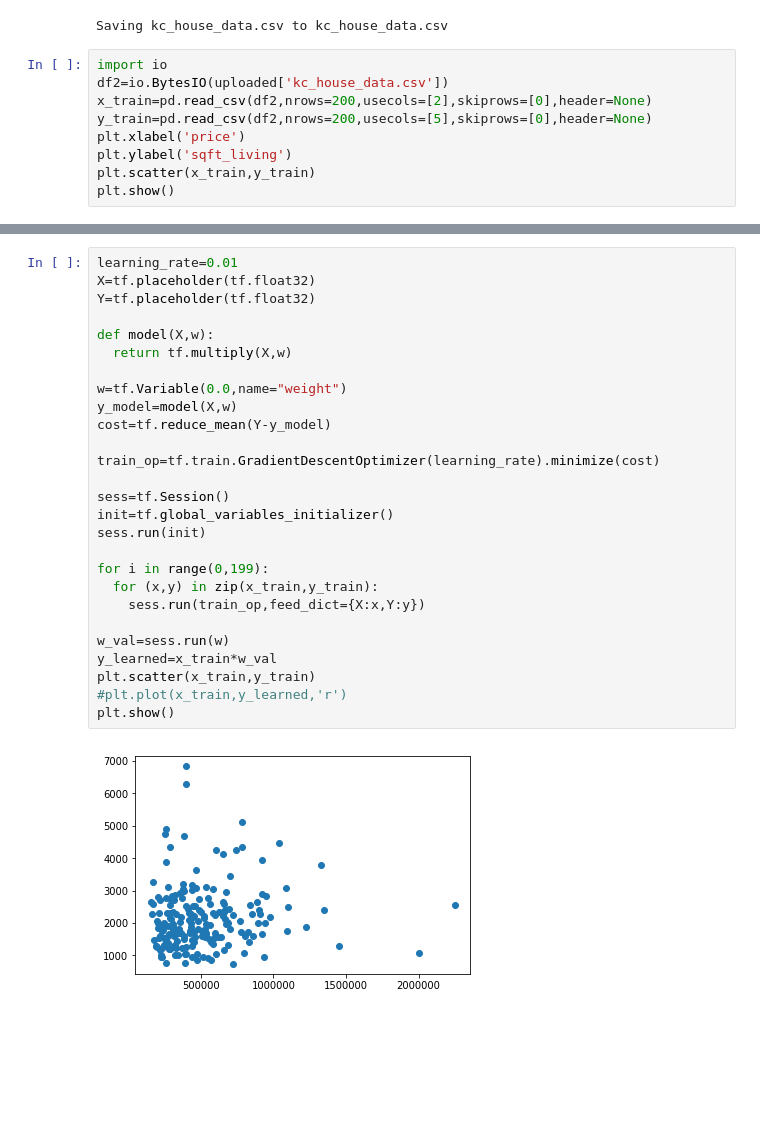
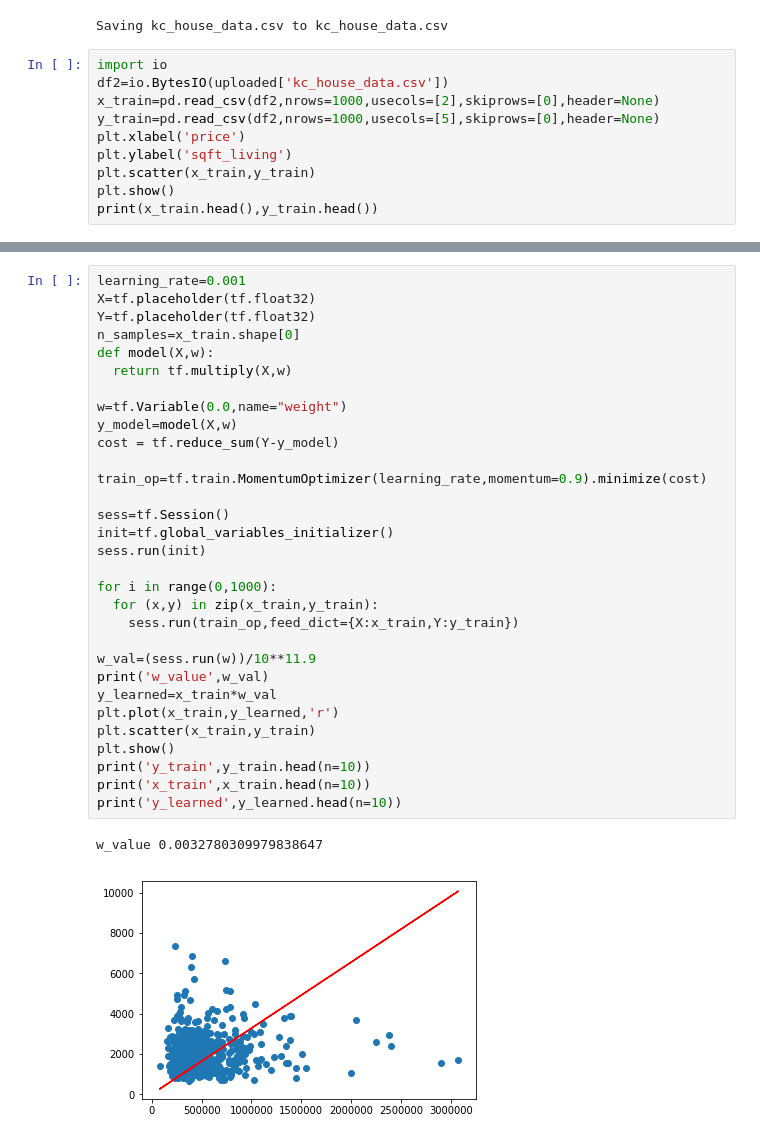
Before and after one commit to ektaarora3501/tensorflow, a Jupyter notebook: linear_reg.ipynb, the cells around one changed output, grey strips where cells are left out. Cells and saved outputs as stored; diff of their text form; blank space fills up the shorter version.

```diff
--- a/linear_reg.ipynb
+++ b/linear_reg.ipynb
@@ -16,10 +16,11 @@ Saving kc_house_data.csv to kc_house_data.csv
 # %%
 import io
 df2=io.BytesIO(uploaded['kc_house_data.csv'])
-x_train=pd.read_csv(df2,nrows=200,usecols=[2],skiprows=[0],header=None)
-y_train=pd.read_csv(df2,nrows=200,usecols=[5],skiprows=[0],header=None)
+x_train=pd.read_csv(df2,nrows=1000,usecols=[2],skiprows=[0],header=None)
+y_train=pd.read_csv(df2,nrows=1000,usecols=[5],skiprows=[0],header=None)
 plt.xlabel('price')
 plt.ylabel('sqft_living')
 plt.scatter(x_train,y_train)
 plt.show()
+print(x_train.head(),y_train.head())
 # %% [output]
@@ -27,29 +39,34 @@ plt.show()
 # %%
-learning_rate=0.01
+learning_rate=0.001
 X=tf.placeholder(tf.float32)
 Y=tf.placeholder(tf.float32)
-
+n_samples=x_train.shape[0]
 def model(X,w):
   return tf.multiply(X,w)
 
 w=tf.Variable(0.0,name="weight")
 y_model=model(X,w)
-cost=tf.reduce_mean(Y-y_model)
+cost = tf.reduce_sum(Y-y_model)
 
-train_op=tf.train.GradientDescentOptimizer(learning_rate).minimize(cost)
+train_op=tf.train.MomentumOptimizer(learning_rate,momentum=0.9).minimize(cost)
 
 sess=tf.Session()
 init=tf.global_variables_initializer()
 sess.run(init)
 
-for i in range(0,199):
+for i in range(0,1000):
   for (x,y) in zip(x_train,y_train):
-    sess.run(train_op,feed_dict={X:x,Y:y})
+    sess.run(train_op,feed_dict={X:x_train,Y:y_train})
 
-w_val=sess.run(w)
+w_val=(sess.run(w))/10**11.9
+print('w_value',w_val)
 y_learned=x_train*w_val
+plt.plot(x_train,y_learned,'r')
 plt.scatter(x_train,y_train)
-#plt.plot(x_train,y_learned,'r')
 plt.show()
+print('y_train',y_train.head(n=10))
+print('x_train',x_train.head(n=10))
+print('y_learned',y_learned.head(n=10))
 # %% [output]
+w_value 0.0032780309979838647
-[figure, old version]
+[figure, new version]
```
Also changed, not shown: parts of 2 cells of this notebook.
